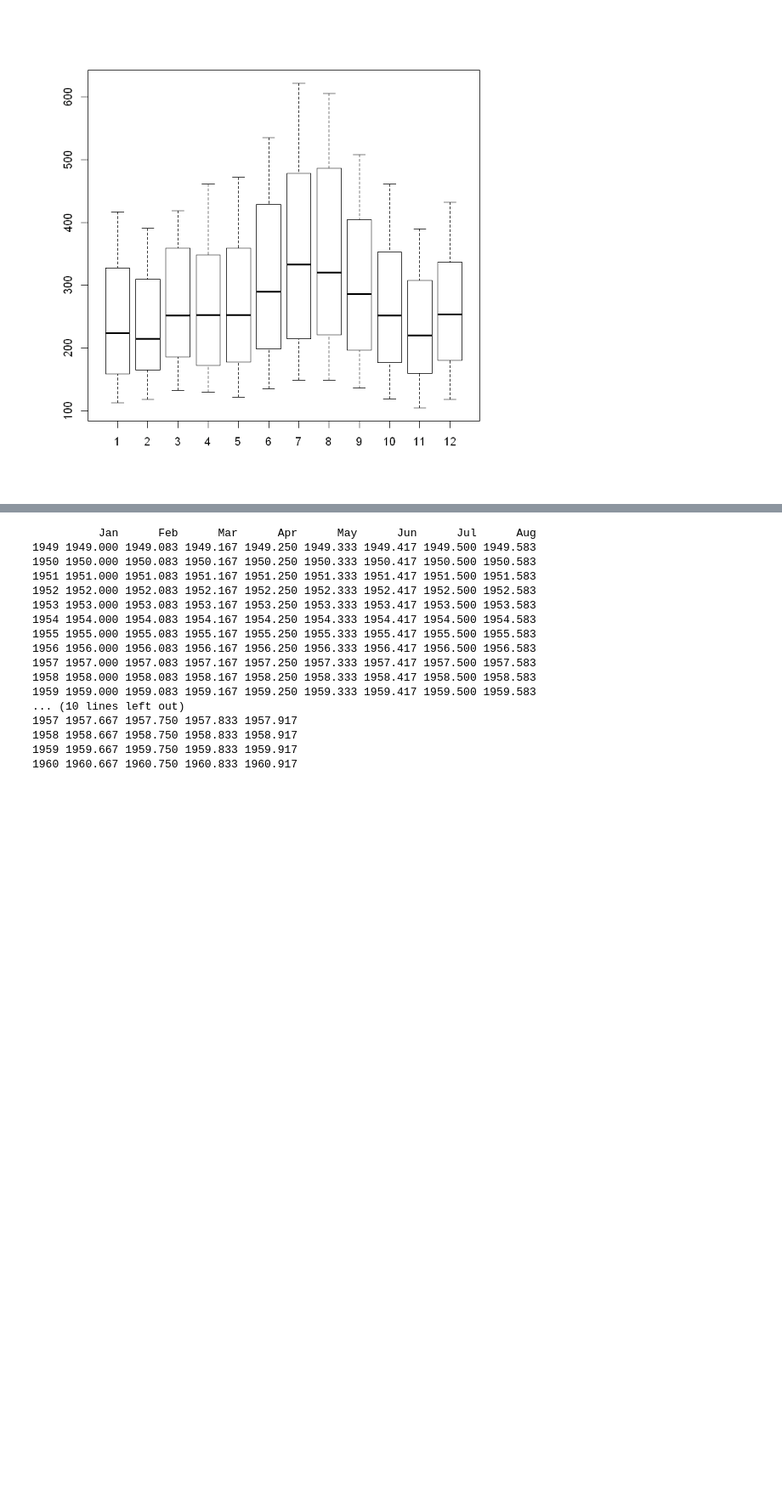
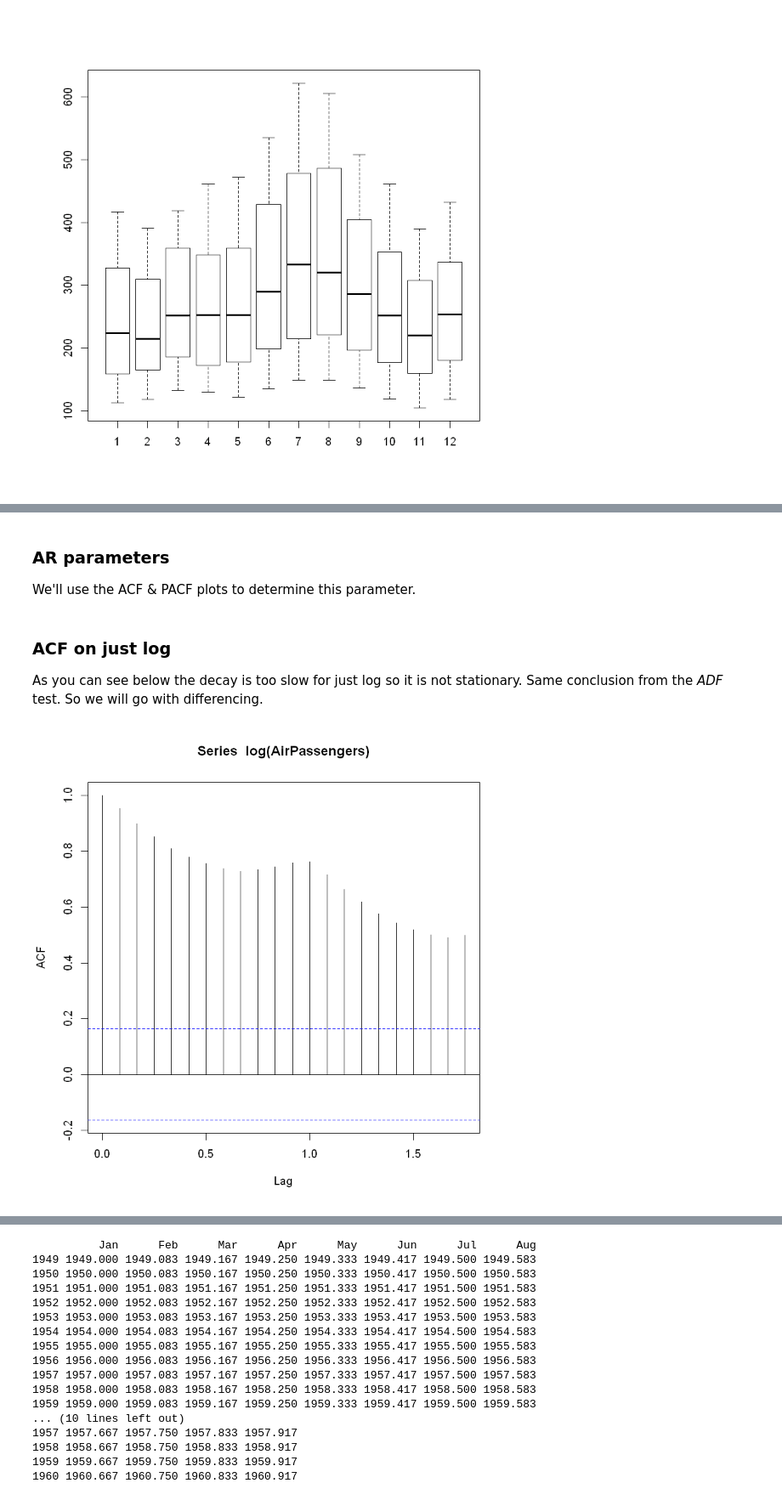
Before and after one commit to MobyWare/ml-intro-time_series-r, a Jupyter notebook: r_intro_to_timeseries.ipynb, the cells around one changed output, grey strips where cells are left out. Shown: that part at 85% size. Saved outputs shown, nothing was run; the diff lists cells and outputs as text; code cells hidden in the pictures; blank space fills up the shorter version.

```diff
--- a/r_intro_to_timeseries.ipynb
+++ b/r_intro_to_timeseries.ipynb
@@ -48,0 +98,10 @@ boxplot(AirPassengers~cycle(AirPassengers))
+# %% [markdown]
+### AR parameters
+We'll use the ACF & PACF plots to determine this parameter.
+# %% [markdown]
+### ACF on just log
+As you can see below the decay is too slow for just log so it is not stationary. Same conclusion from the *ADF* test. So we will go with differencing.
+# %%
+acf(log(AirPassengers))
+# %% [output]
+[figure, added]
```
Also changed, not shown: parts of 15 cells of this notebook.
